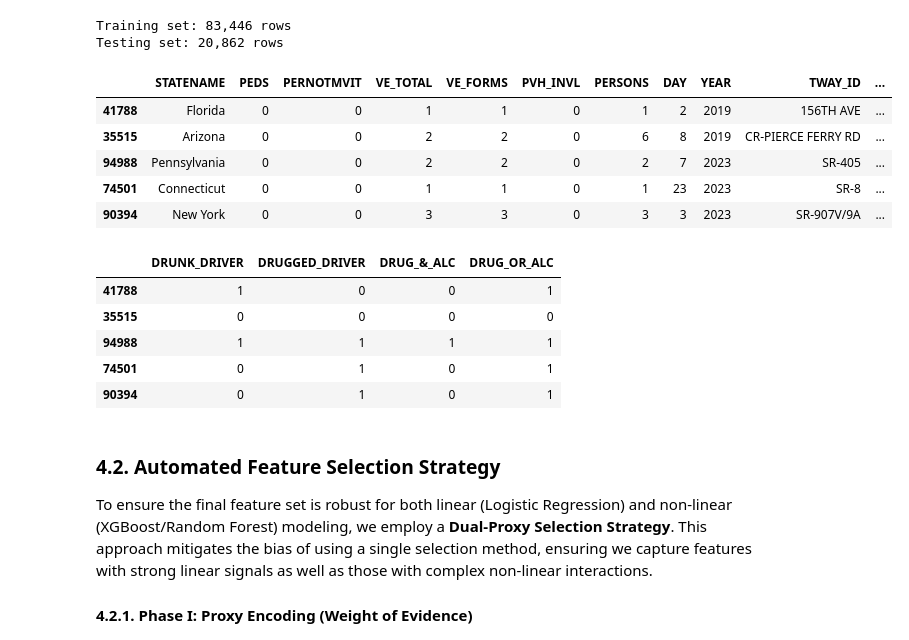
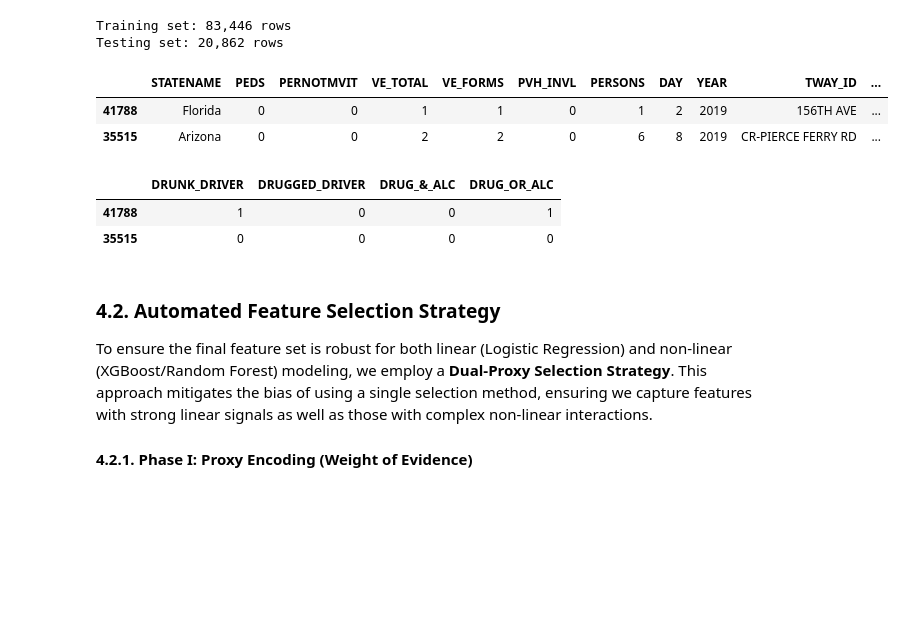
Before and after one commit to PFans-201/US_accidents_project, a Jupyter notebook: FDS_G5_PROJECT.ipynb, the cells around one changed output. Cells and saved outputs as stored; diff of their text form; code cells hidden in the pictures; blank space fills up the shorter version.

```diff
--- a/FDS_G5_PROJECT.ipynb
+++ b/FDS_G5_PROJECT.ipynb
@@ -1642,23 +1645,17 @@ print(f"Testing set: {X_test.shape[0]:,} rows")
 Training set: 83,446 rows
 Testing set: 20,862 rows
 # %%
-X_train.head()
+X_train.head(2)
 # %% [output]
 |  | STATENAME | PEDS | PERNOTMVIT | VE_TOTAL | VE_FORMS | PVH_INVL | PERSONS | DAY | YEAR | TWAY_ID | ... |
 | 41788 | Florida | 0 | 0 | 1 | 1 | 0 | 1 | 2 | 2019 | 156TH AVE | ... |
 | 35515 | Arizona | 0 | 0 | 2 | 2 | 0 | 6 | 8 | 2019 | CR-PIERCE FERRY RD | ... |
-| 94988 | Pennsylvania | 0 | 0 | 2 | 2 | 0 | 2 | 7 | 2023 | SR-405 | ... |
-| 74501 | Connecticut | 0 | 0 | 1 | 1 | 0 | 1 | 23 | 2023 | SR-8 | ... |
-| 90394 | New York | 0 | 0 | 3 | 3 | 0 | 3 | 3 | 2023 | SR-907V/9A | ... |
 # %%
-y_train.head()
+y_train.head(2)
 # %% [output]
 |  | DRUNK_DRIVER | DRUGGED_DRIVER | DRUG_&_ALC | DRUG_OR_ALC |
 | 41788 | 1 | 0 | 0 | 1 |
 | 35515 | 0 | 0 | 0 | 0 |
-| 94988 | 1 | 1 | 1 | 1 |
-| 74501 | 0 | 1 | 0 | 1 |
-| 90394 | 0 | 1 | 0 | 1 |
 # %% [markdown]
 ### 4.2. Automated Feature Selection Strategy
 
```
Also changed, not shown: parts of 18 cells of this notebook, 8 other files.
